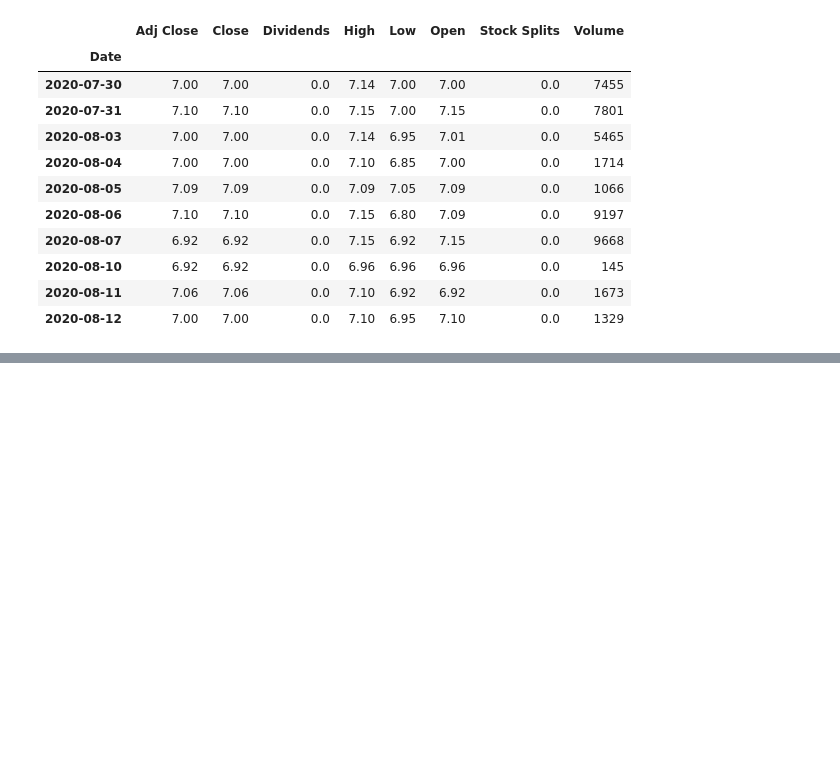
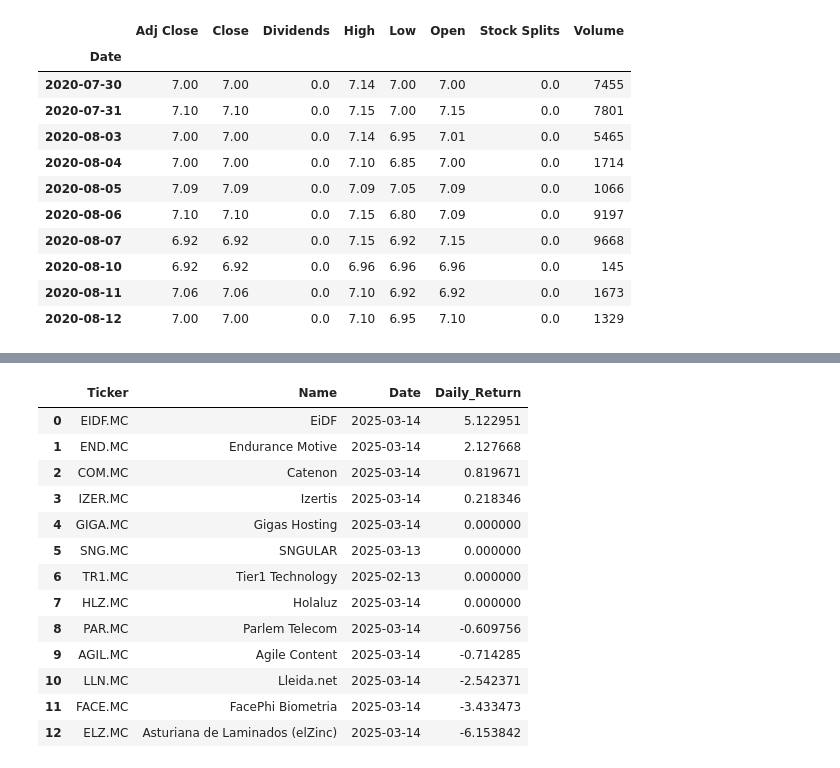
Before and after one commit to alfonrodrisimon/Stock-Market-Finance-Python, a Jupyter notebook: notebooks/BMEGrowth-notebook.ipynb, the cells around one changed output, grey strips where cells are left out. Saved outputs shown, nothing was run; the diff lists cells and outputs as text; code cells hidden in the pictures; blank space fills up the shorter version.

```diff
--- a/notebooks/BMEGrowth-notebook.ipynb
+++ b/notebooks/BMEGrowth-notebook.ipynb
@@ -252,0 +253,29 @@ cum.sort_values(by=['Cummulative_Return'],ignore_index=True, ascending=False)
+# %%
+# Create also table of daily returns
+list = []
+
+for stock in tqdm(index_list):
+    f = os.path.join("../input",stock)
+    df = pd.read_csv(f+".csv",index_col="Date",parse_dates=True)
+    df['Daily_Return'] = daily_return(df["Adj Close"].loc[year])
+    list.append([df.loc[year].tail(1).index.item(),stock.split('.csv')[0],df["Daily_Return"].loc[year].iloc[-1]])
+
+
+cum = pd.DataFrame(list, columns=['Date','Ticker','Daily_Return'])
+cum = wiki[['Ticker','Name']].merge(cum,on='Ticker')
+cum.sort_values(by=['Daily_Return'],ignore_index=True, ascending=False)
+# %% [output]
+|  | Ticker | Name | Date | Daily_Return |
+| 0 | EIDF.MC | EiDF | 2025-03-14 | 5.122951 |
+| 1 | END.MC | Endurance Motive | 2025-03-14 | 2.127668 |
+| 2 | COM.MC | Catenon | 2025-03-14 | 0.819671 |
+| 3 | IZER.MC | Izertis | 2025-03-14 | 0.218346 |
+| 4 | GIGA.MC | Gigas Hosting | 2025-03-14 | 0.000000 |
+| 5 | SNG.MC | SNGULAR | 2025-03-13 | 0.000000 |
+| 6 | TR1.MC | Tier1 Technology | 2025-02-13 | 0.000000 |
+| 7 | HLZ.MC | Holaluz | 2025-03-14 | 0.000000 |
+| 8 | PAR.MC | Parlem Telecom | 2025-03-14 | -0.609756 |
+| 9 | AGIL.MC | Agile Content | 2025-03-14 | -0.714285 |
+| 10 | LLN.MC | Lleida.net | 2025-03-14 | -2.542371 |
+| 11 | FACE.MC | FacePhi Biometria | 2025-03-14 | -3.433473 |
+| 12 | ELZ.MC | Asturiana de Laminados (elZinc) | 2025-03-14 | -6.153842 |
```
Also changed, not shown: parts of 1 cell of this notebook, 9 other files.
